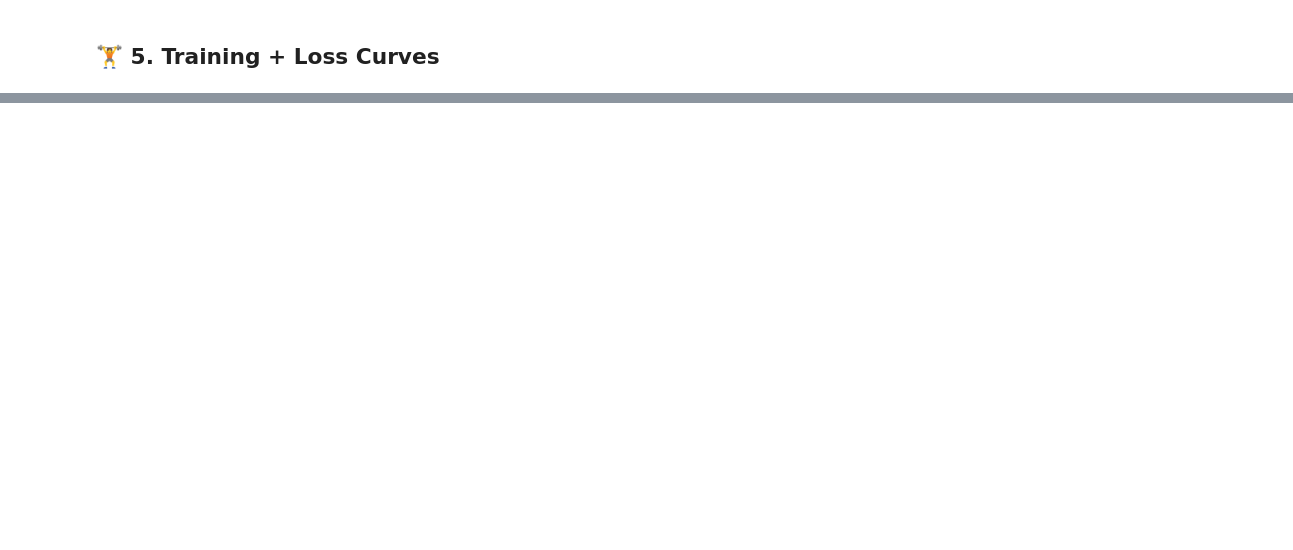
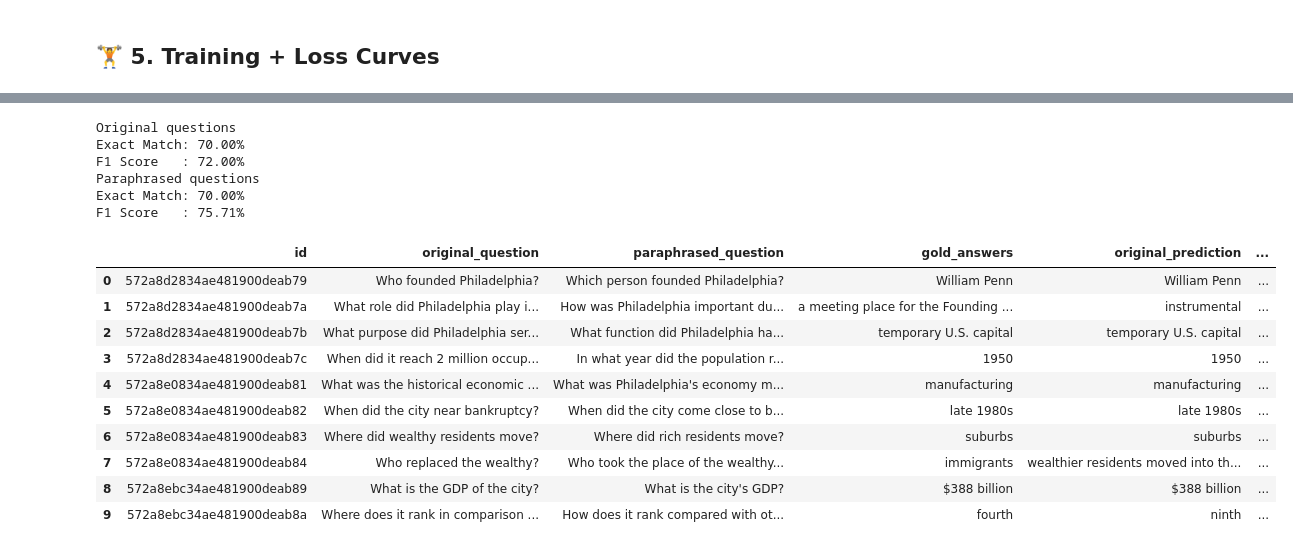
Before and after one commit to Salma-21/Lightweight-Extractive-Question-Answering-on-SQuAD-Using-DistilBERT, a Jupyter notebook: Question_Answering_with_Lightweight_Models.ipynb, the cells around one changed output, grey strips where cells are left out. Saved outputs shown, nothing was run; the diff lists cells and outputs as text; code cells hidden in the pictures; blank space fills up the shorter version.

```diff
--- a/Question_Answering_with_Lightweight_Models.ipynb
+++ b/Question_Answering_with_Lightweight_Models.ipynb
@@ -729,0 +1135,61 @@ print(f"🚀 Inference time on CPU: {cpu_latency:.2f} ms")
+# %%
+robustness_rows = []
+
+for ex in robustness_examples:
+    original_output = qa_pipeline(
+        question=ex["original_question"],
+        context=ex["context"],
+        max_answer_len=40
+    )
+    para_output = qa_pipeline(
+        question=ex["paraphrased_question"],
+        context=ex["context"],
+        max_answer_len=40
+    )
+
+    original_em, original_f1 = score_prediction(ex["gold_answers"], original_output["answer"])
+    para_em, para_f1 = score_prediction(ex["gold_answers"], para_output["answer"])
+
+    robustness_rows.append({
+        "id": ex["id"],
+        "original_question": ex["original_question"],
+        "paraphrased_question": ex["paraphrased_question"],
+        "gold_answers": " | ".join(ex["gold_answers"]),
+        "original_prediction": original_output["answer"],
+        "paraphrased_prediction": para_output["answer"],
+        "original_em": original_em,
+        "paraphrased_em": para_em,
+        "original_f1": original_f1,
+        "paraphrased_f1": para_f1
+    })
+
+robustness_results_df = pd.DataFrame(robustness_rows)
+robustness_results_df.to_csv("robustness_results.csv", index=False)
+
+print("Original questions")
+print(f"Exact Match: {robustness_results_df['original_em'].mean() * 100:.2f}%")
+print(f"F1 Score   : {robustness_results_df['original_f1'].mean() * 100:.2f}%")
+
+print("Paraphrased questions")
+print(f"Exact Match: {robustness_results_df['paraphrased_em'].mean() * 100:.2f}%")
+print(f"F1 Score   : {robustness_results_df['paraphrased_f1'].mean() * 100:.2f}%")
+
+robustness_results_df
+# %% [output]
+Original questions
+Exact Match: 70.00%
+F1 Score   : 72.00%
+Paraphrased questions
+Exact Match: 70.00%
+F1 Score   : 75.71%
+|  | id | original_question | paraphrased_question | gold_answers | original_prediction | ... |
+| 0 | 572a8d2834ae481900deab79 | Who founded Philadelphia? | Which person founded Philadelphia? | William Penn | William Penn | ... |
+| 1 | 572a8d2834ae481900deab7a | What role did Philadelphia play i... | How was Philadelphia important du... | a meeting place for the Founding ... | instrumental | ... |
+| 2 | 572a8d2834ae481900deab7b | What purpose did Philadelphia ser... | What function did Philadelphia ha... | temporary U.S. capital | temporary U.S. capital | ... |
+| 3 | 572a8d2834ae481900deab7c | When did it reach 2 million occup... | In what year did the population r... | 1950 | 1950 | ... |
+| 4 | 572a8e0834ae481900deab81 | What was the historical economic ... | What was Philadelphia's economy m... | manufacturing | manufacturing | ... |
+| 5 | 572a8e0834ae481900deab82 | When did the city near bankruptcy? | When did the city come close to b... | late 1980s | late 1980s | ... |
+| 6 | 572a8e0834ae481900deab83 | Where did wealthy residents move? | Where did rich residents move? | suburbs | suburbs | ... |
+| 7 | 572a8e0834ae481900deab84 | Who replaced the wealthy? | Who took the place of the wealthy... | immigrants | wealthier residents moved into th... | ... |
+| 8 | 572a8ebc34ae481900deab89 | What is the GDP of the city? | What is the city's GDP? | $388 billion | $388 billion | ... |
+| 9 | 572a8ebc34ae481900deab8a | Where does it rank in comparison ... | How does it rank compared with ot... | fourth | ninth | ... |
```
Also changed, not shown: parts of 25 cells of this notebook, 1 other file.
